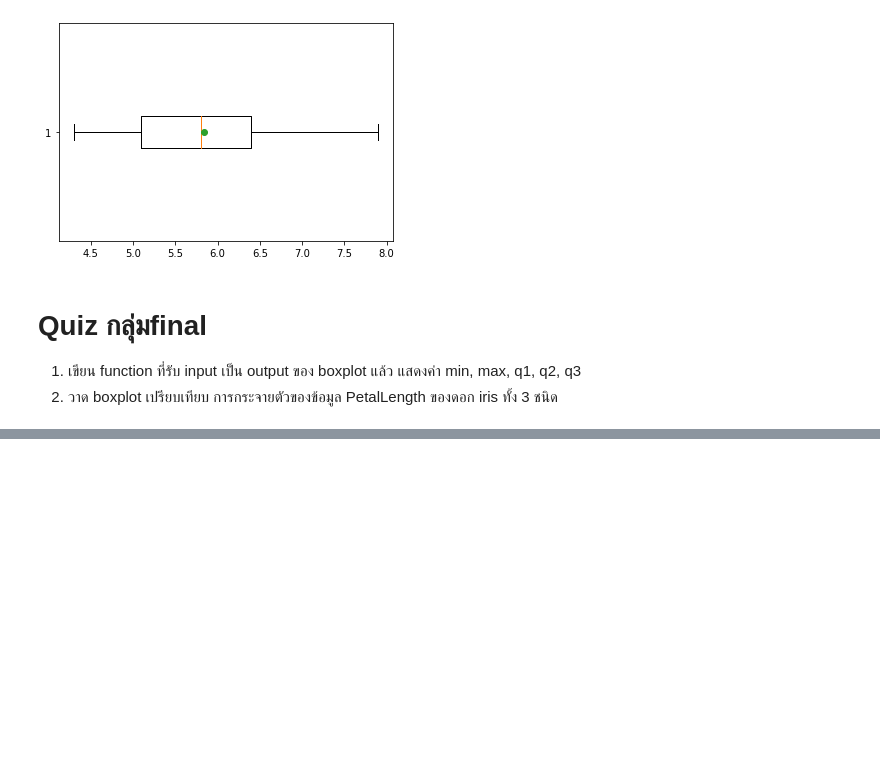
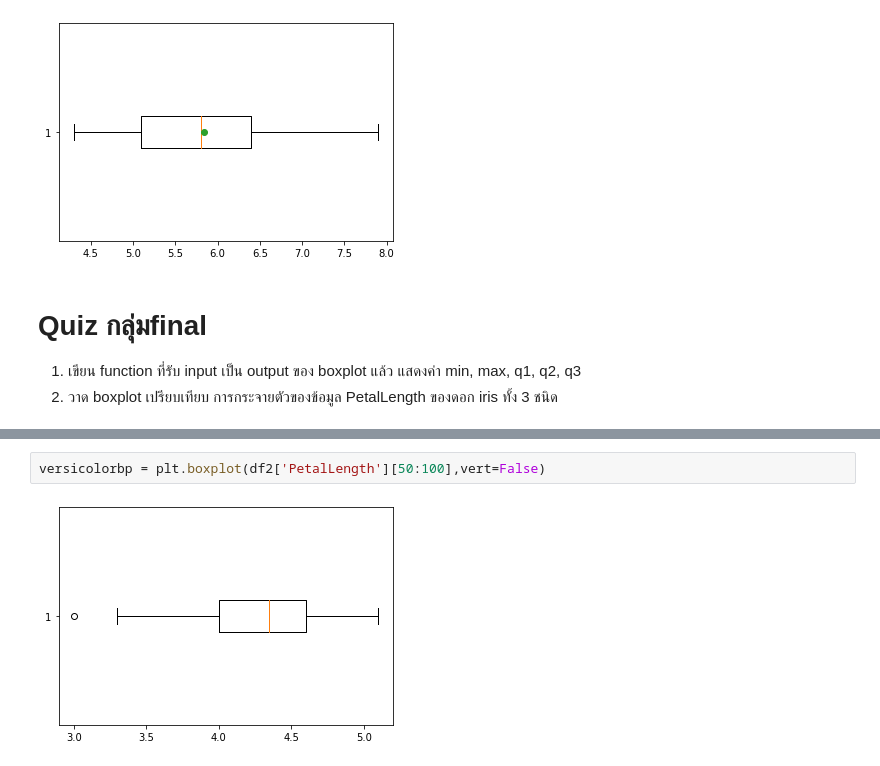
Before and after one commit to Thitichaya2000/data_viz_2022, a Jupyter notebook: DataViz02_Data_Distribution_.ipynb, the cells around one changed output, grey strips where cells are left out. Saved outputs shown, nothing was run; the diff lists cells and outputs as text; blank space fills up the shorter version.

```diff
--- a/DataViz02_Data_Distribution_.ipynb
+++ b/DataViz02_Data_Distribution_.ipynb
@@ -314,0 +315,4 @@ ybp_bp = plt.boxplot(df['PetalLength'],vert=False)
+# %%
+versicolorbp = plt.boxplot(df2['PetalLength'][50:100],vert=False)
+# %% [output]
+[figure, added]
```
Also changed, not shown: parts of 5 cells of this notebook.
